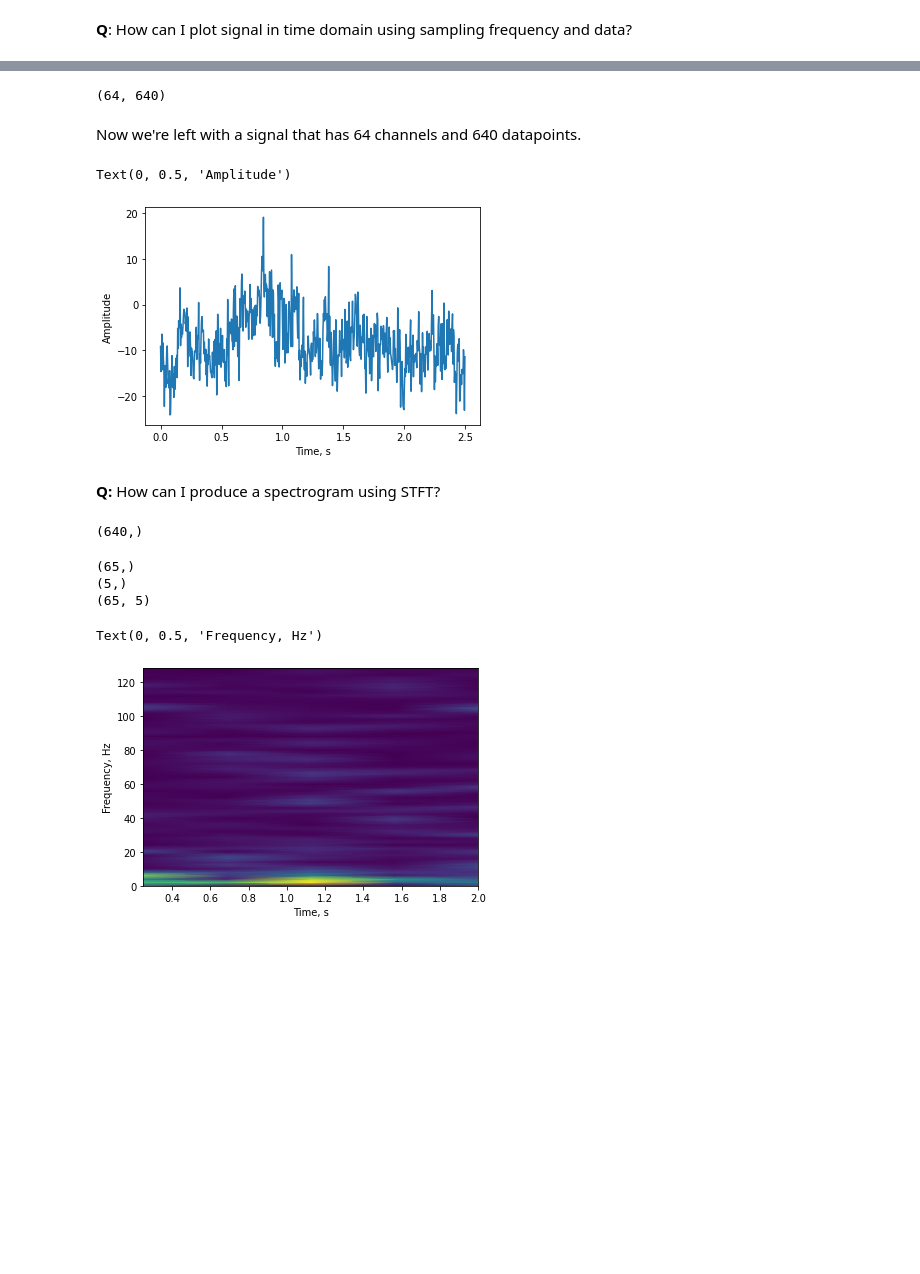
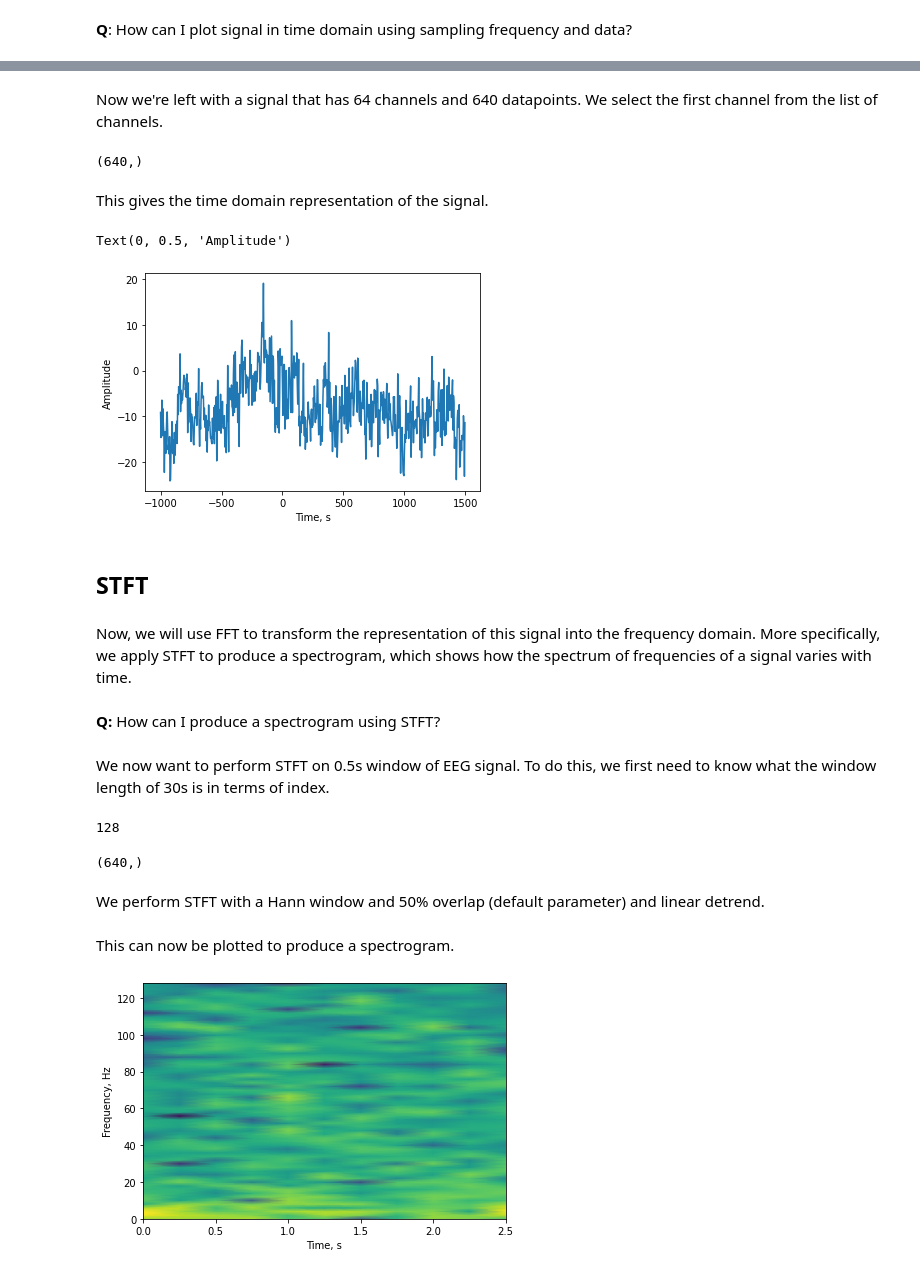
Before and after one commit to samisnotinsane/neural-signal-processing, a Jupyter notebook: spectrogram.ipynb, the cells around one changed output, grey strips where cells are left out. Drawn from its saved outputs; the diff is of its cells as text; code cells hidden in the pictures; blank space fills up the shorter version.

Commit message:
Adding STFT spectrogram and updating readme

```diff
--- a/spectrogram.ipynb
+++ b/spectrogram.ipynb
@@ -22,46 +35,52 @@ data.shape
+# %% [markdown]
+Now we're left with a signal that has 64 channels and 640 datapoints. We select the first channel from the list of channels.
 # %%
-data = data[:,:,0]
-data.shape
+ch = data[0,:]
+ch.shape
 # %% [output]
-(64, 640)
+(640,)
-# %% [markdown]
-Now we're left with a signal that has 64 channels and 640 datapoints.
+# %% [markdown]
+This gives the time domain representation of the signal.
 # %%
-N = data.shape[1]
-t = np.arange(0, N) / srate
-
 fig, ax = plt.subplots()
-ax.plot(t, data[0,:].T)
+ax.plot(times, ch)
 ax.set_xlabel('Time, s')
 ax.set_ylabel('Amplitude')
 # %% [output]
 Text(0, 0.5, 'Amplitude')
-[figure, old version]
+[figure, new version]
+# %% [markdown]
+## STFT
+# %% [markdown]
+Now, we will use FFT to transform the representation of this signal into the frequency domain. More specifically, we apply STFT to produce a spectrogram, which shows how the spectrum of frequencies of a signal varies with time.
 # %% [markdown]
 **Q:** How can I produce a spectrogram using STFT?
-# %%
-data[0,:].shape
-# %% [output]
-(640,)
+# %% [markdown]
+We now want to perform STFT on 0.5s window of EEG signal. To do this, we first need to know what the window length of 30s is in terms of index.
+# %%
+timewin = 0.5 # in seconds
+timewinidx = np.round(timewin/(1/srate)).astype(int)
+print(timewinidx)
+# %% [output]
+128
+# %%
+ch.shape
+# %% [output]
+(640,)
+# %% [markdown]
+We perform STFT with a Hann window and 50% overlap (default parameter) and linear detrend.
 # %%
-f, t, Sxx = signal.spectrogram(data[0,:], fs=srate, window=('hann'), \
-                               nperseg=128, noverlap=None, nfft=None, \
-                               detrend='constant', return_onesided=True, \
-                               scaling='density', axis=-1, mode='psd' \
-                              )
+f, t, Zxx = signal.stft(ch, fs=srate, window='hann',
+                        nperseg=timewinidx, noverlap=None, nfft=None,
+                        detrend='linear', return_onesided=True)
-# %%
-print(f.shape)
-print(t.shape)
-print(Sxx.shape)
-# %% [output]
-(65,)
-(5,)
-(65, 5)
+# %% [markdown]
+This can now be plotted to produce a spectrogram.
 # %%
 fig, ax = plt.subplots()
-ax.pcolormesh(t, f, Sxx, shading='gouraud') # what is gouraud shading?
+ax.pcolormesh(t, f, np.log10(np.abs(Zxx)), shading='gouraud')
 ax.set_xlabel('Time, s')
 ax.set_ylabel('Frequency, Hz')
+fig.tight_layout()
+fig.savefig('figures/stft_spectrogram.png')
 # %% [output]
-Text(0, 0.5, 'Frequency, Hz')
-[figure, old version]
+[figure, new version]
```
Also changed, not shown: parts of 4 cells of this notebook, 2 other files.
